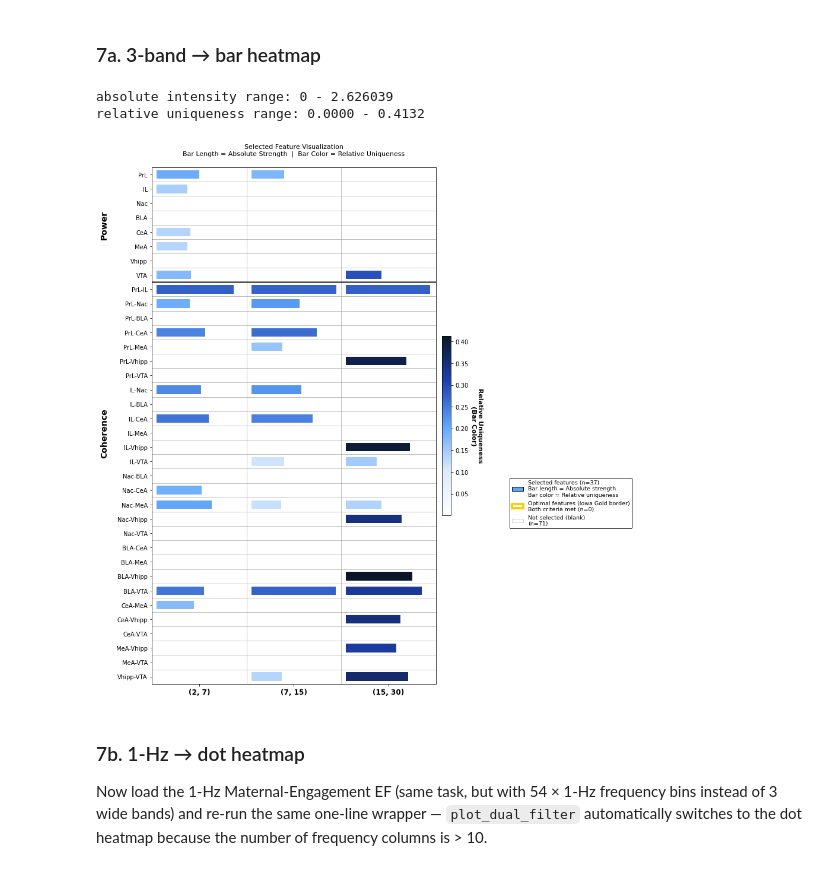
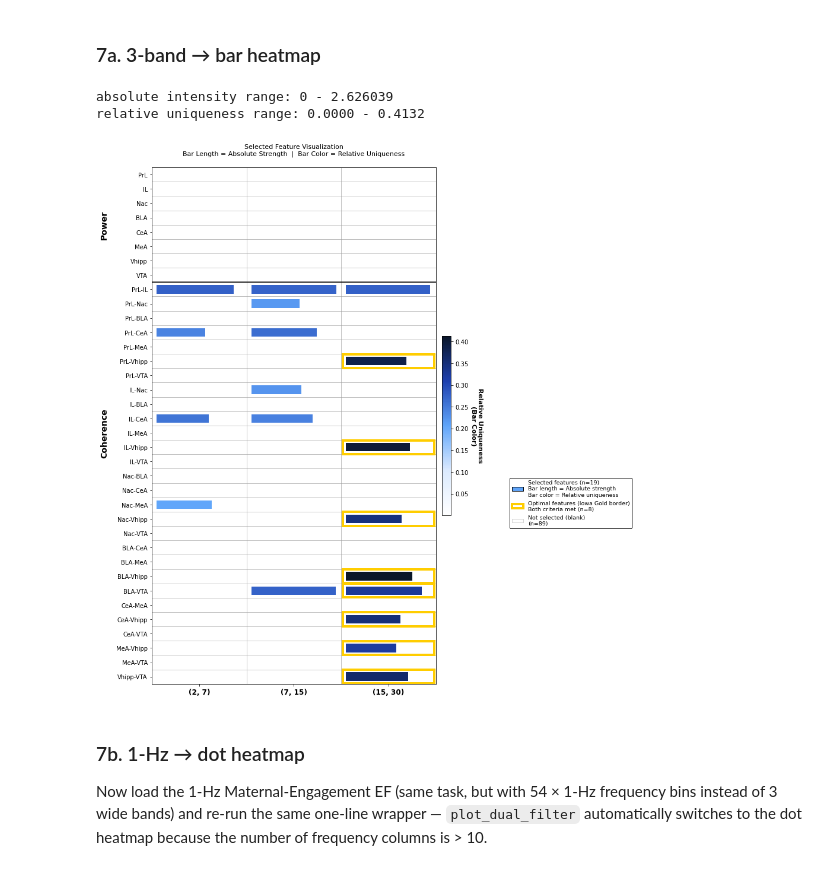
Before and after one commit to ElaineYilinW/maternal-electome-EF, a Jupyter notebook: examples/vignette.ipynb, the cells around one changed output. Saved outputs shown, nothing was run; the diff lists cells and outputs as text; code cells hidden in the pictures.

```diff
--- a/examples/vignette.ipynb
+++ b/examples/vignette.ipynb
@@ -241,12 +240,14 @@ Both styles use the same Iowa-Gold border to mark features that pass
 # %%
 from viz import plot_dual_filter
 
-fig, *_ = plot_dual_filter(model, data)
+fig, *_ = plot_dual_filter(model, data,
+                           abs_cum_ratio=0.7,
+                           rel_val=0.3)
 plt.show()
 # %% [output]
 absolute intensity range: 0 - 2.626039
 relative uniqueness range: 0.0000 - 0.4132
-[figure, old version]
+[figure, new version]
 # %% [markdown]
 ### 7b. 1-Hz → dot heatmap
 
```
Also changed, not shown: parts of 5 cells of this notebook, 1 other file.
